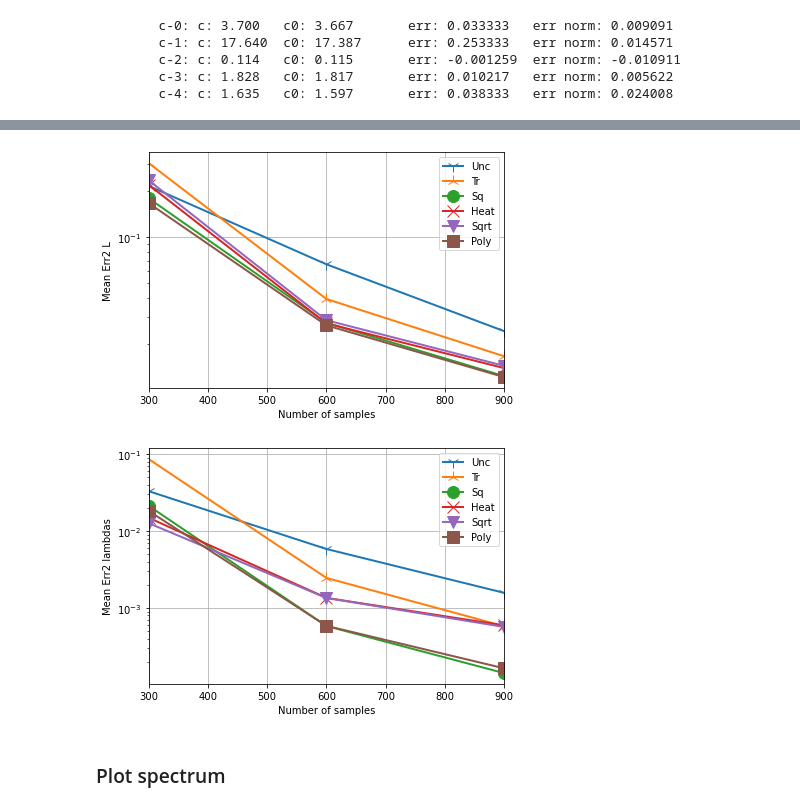
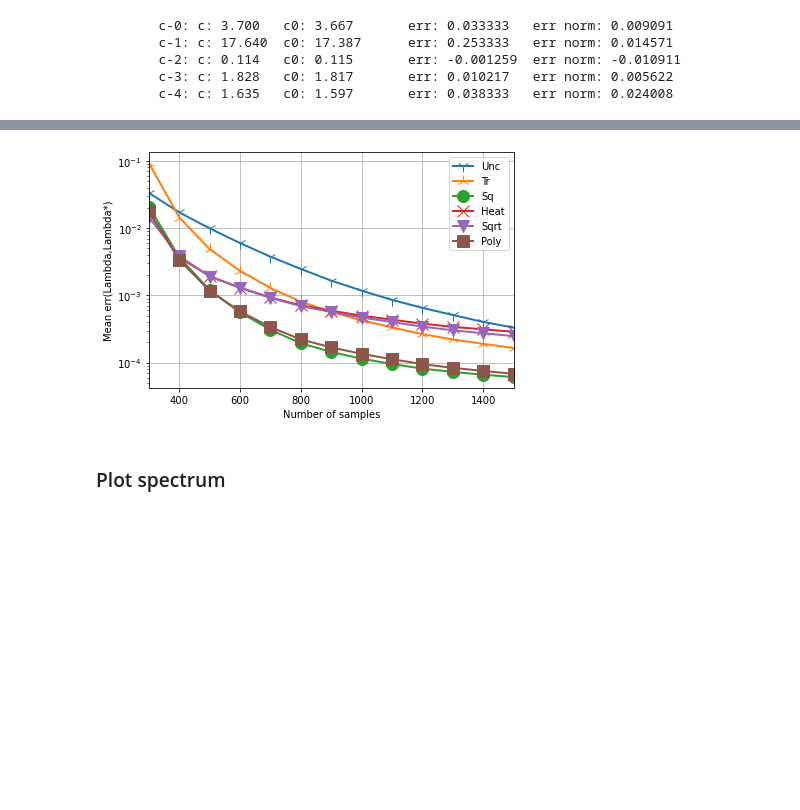
Before and after one commit to reysam93/motif_nti, a Jupyter notebook: constraints_samples.ipynb, the cells around one changed output, grey strips where cells are left out. Cells and saved outputs as stored; diff of their text form; code cells hidden in the pictures; blank space fills up the shorter version.

```diff
--- a/constraints_samples.ipynb
+++ b/constraints_samples.ipynb
@@ -289,13 +247,9 @@ plot_err(MM[:], models, mean_err_L[:,:], 'Mean Err1 L')
-# %%
-err_A, err_L, err_lamb = est_errs2(As_hat, lamds_hat, A, lambdas)
-mean_err = np.mean(err_A, 2)
-mean_err_L = np.median(err_L, 2)
-mean_err_lam = np.mean(err_lamb, 2)
-plot_err(MM, models, mean_err_L, 'Mean Err2 L')
-plot_err(MM, models, mean_err_lam, 'Mean Err2 lambdas')
-# %% [output]
-[figure, removed]
-[figure, removed]
+# %%
+err_lamb = est_err(lamds_hat, lambdas)
+mean_err_lam = np.mean(err_lamb, 2)
+plot_err(MM, models, mean_err_lam, 'Mean err(Lambda,Lambda*)')
+# %% [output]
+[figure, added]
 # %% [markdown]
 ### Plot spectrum
 # %%
```
Also changed, not shown: parts of 9 cells of this notebook, 1 other file.
